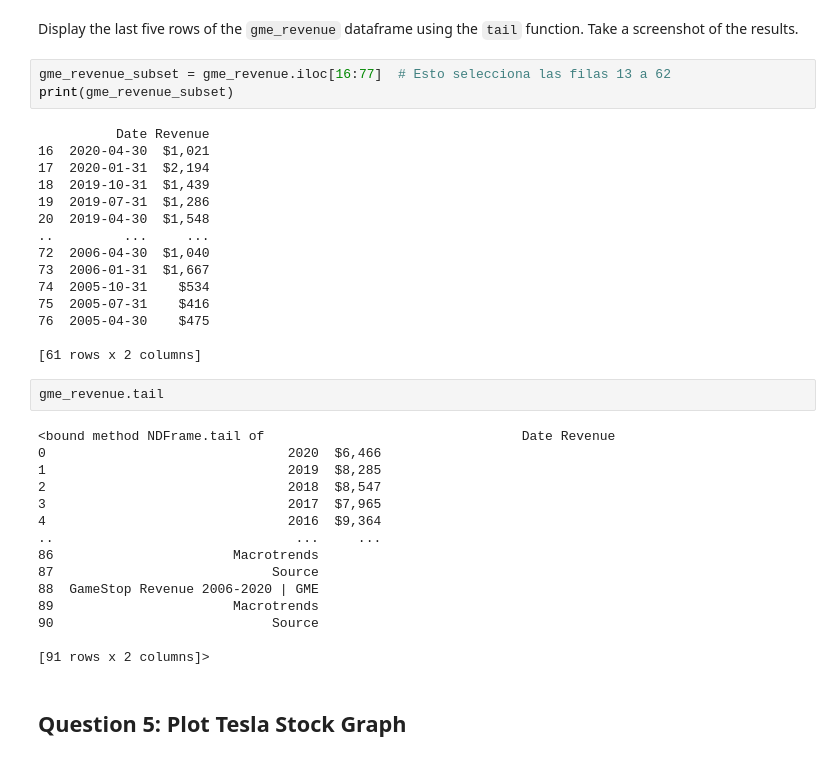
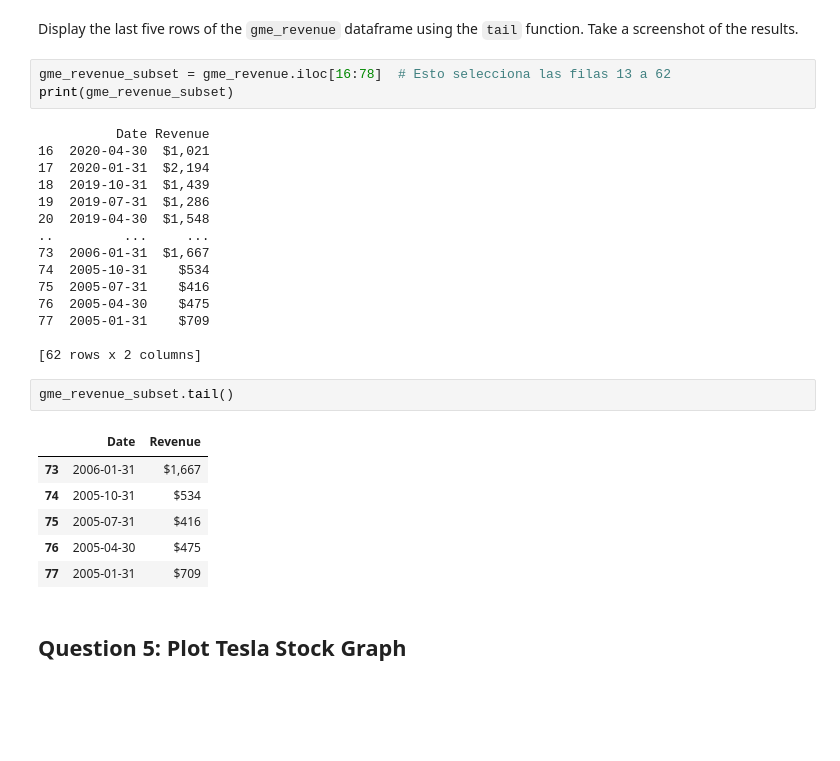
Before and after one commit to Victor-Biggy/Final-assignment-course-5, a Jupyter notebook: Final Assignment-v2.ipynb, the cells around one changed output. Cells and saved outputs as stored; diff of their text form; blank space fills up the shorter version.

```diff
--- a/Final Assignment-v2.ipynb
+++ b/Final Assignment-v2.ipynb
@@ -451,7 +408,7 @@ gme_revenue.head(80)
 # %% [markdown]
 Display the last five rows of the `gme_revenue` dataframe using the `tail` function. Take a screenshot of the results.
 # %%
-gme_revenue_subset = gme_revenue.iloc[16:77]  # Esto selecciona las filas 13 a 62
+gme_revenue_subset = gme_revenue.iloc[16:78]  # Esto selecciona las filas 13 a 62
 print(gme_revenue_subset)
 # %% [output]
           Date Revenue
@@ -461,30 +418,22 @@ print(gme_revenue_subset)
 19  2019-07-31  $1,286
 20  2019-04-30  $1,548
 ..         ...     ...
-72  2006-04-30  $1,040
 73  2006-01-31  $1,667
 74  2005-10-31    $534
 75  2005-07-31    $416
 76  2005-04-30    $475
+77  2005-01-31    $709
 
-[61 rows x 2 columns]
+[62 rows x 2 columns]
 # %%
-gme_revenue.tail
+gme_revenue_subset.tail()
 # %% [output]
-<bound method NDFrame.tail of                                 Date Revenue
-0                               2020  $6,466
-1                               2019  $8,285
-2                               2018  $8,547
-3                               2017  $7,965
-4                               2016  $9,364
-..                               ...     ...
-86                       Macrotrends
-87                            Source
-88  GameStop Revenue 2006-2020 | GME
-89                       Macrotrends
-90                            Source
-
-[91 rows x 2 columns]>
+|  | Date | Revenue |
+| 73 | 2006-01-31 | $1,667 |
+| 74 | 2005-10-31 | $534 |
+| 75 | 2005-07-31 | $416 |
+| 76 | 2005-04-30 | $475 |
+| 77 | 2005-01-31 | $709 |
 # %% [markdown]
 ## Question 5: Plot Tesla Stock Graph
 # %% [markdown]
```
Also changed, not shown: parts of 5 cells of this notebook.
